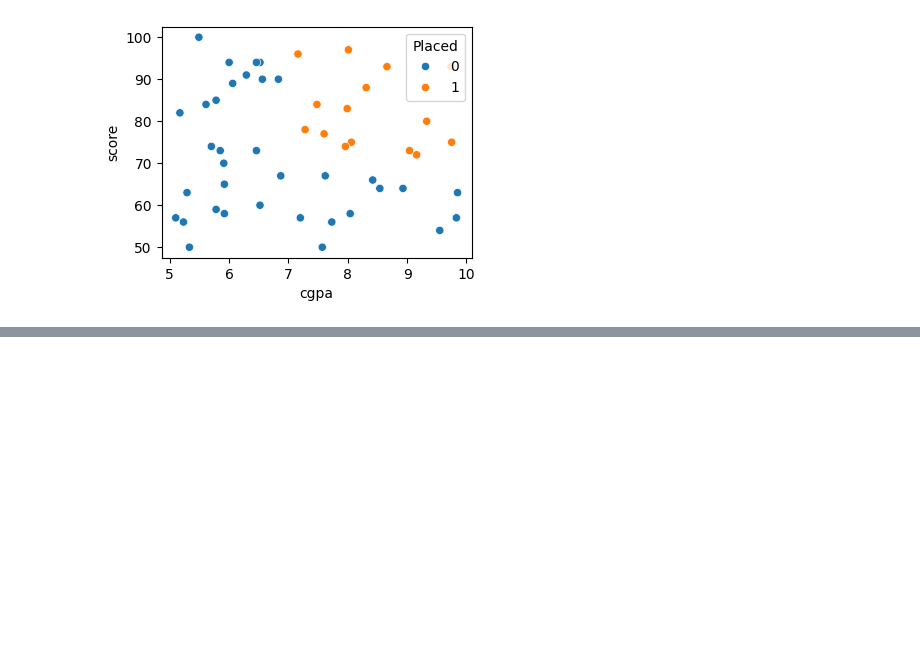
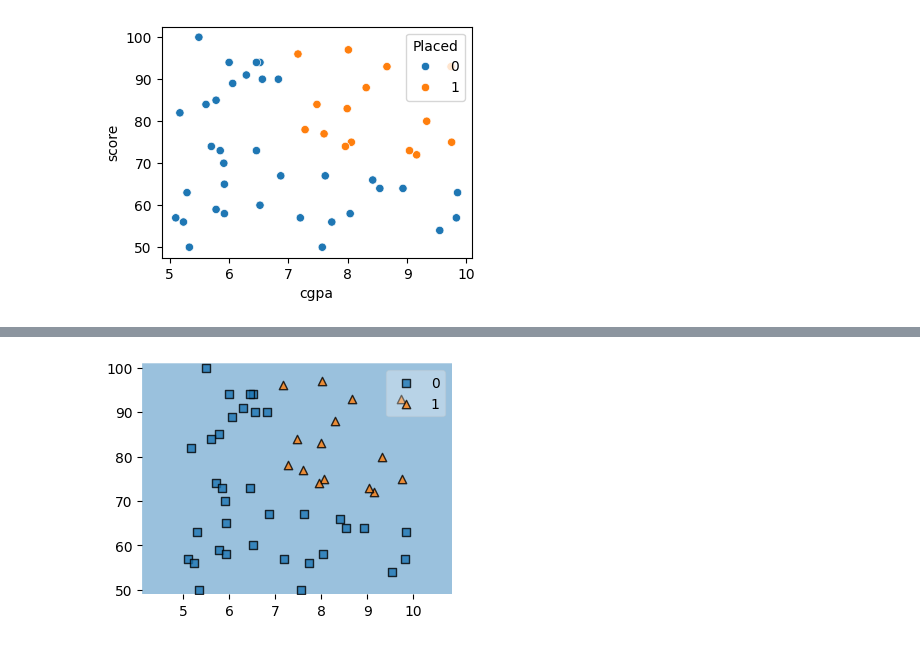
Before and after one commit to Its-Vikas-xd/Machine-Learning, a Jupyter notebook: Supervised Machine Learning/Classification/Naive Bayes/Naive_Bayer.ipynb, the cells around one changed output, grey strips where cells are left out. Saved outputs shown, nothing was run; the diff lists cells and outputs as text; code cells hidden in the pictures; blank space fills up the shorter version.

```diff
--- a/Supervised Machine Learning/Classification/Naive Bayes/Naive_Bayer.ipynb
+++ b/Supervised Machine Learning/Classification/Naive Bayes/Naive_Bayer.ipynb
@@ -34,0 +61,6 @@ x_train,x_test,y_train,y_test = train_test_split(x,y,test_size=0.2,random_state=
+# %%
+plt.figure(figsize=(4,3))
+plot_decision_regions(x.to_numpy(),y.to_numpy(),clf=mnb)
+plt.show()
+# %% [output]
+[figure, added]
```
Also changed, not shown: parts of 6 cells of this notebook.
